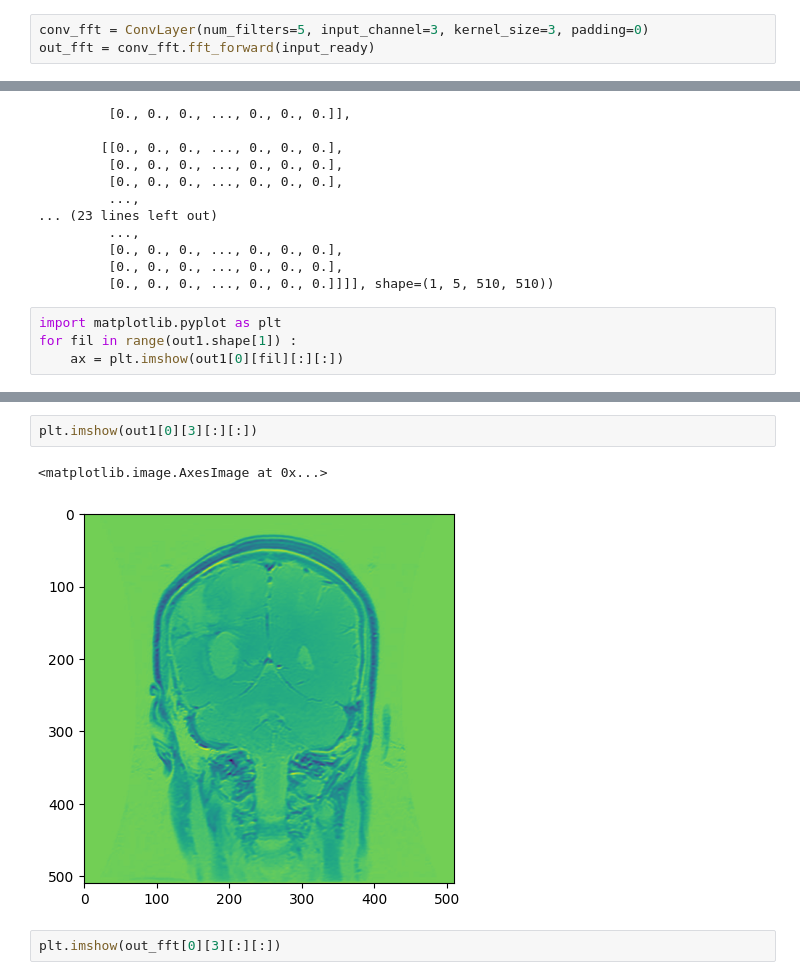
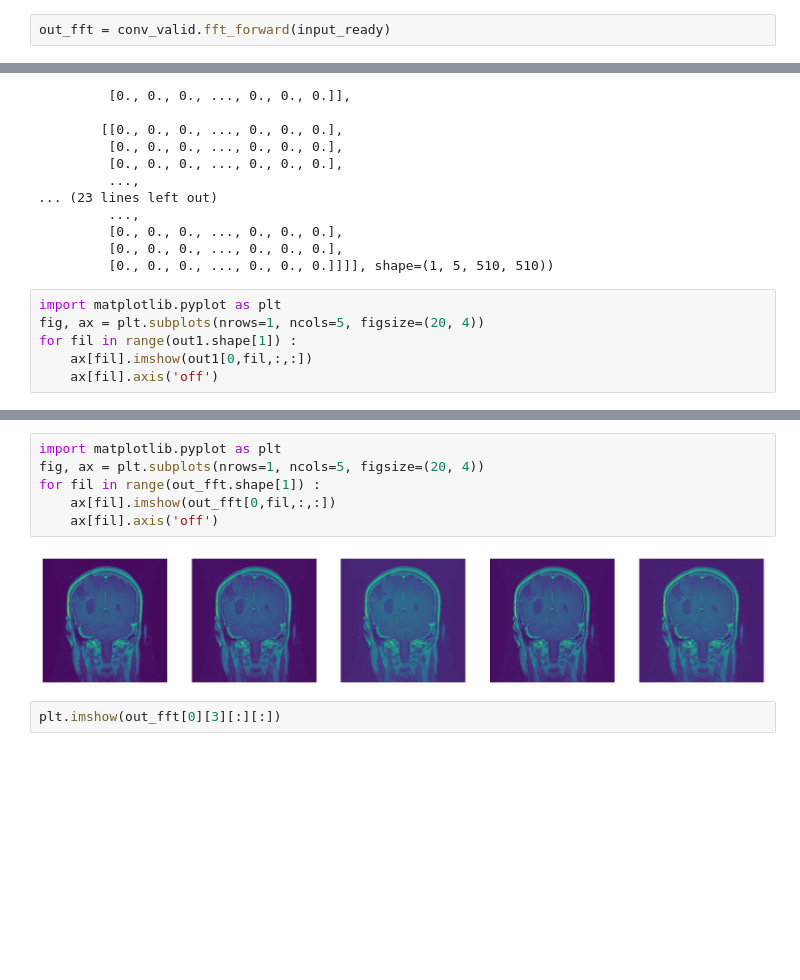
Before and after one commit to manuellthimoty/Tumor-Detection-Optimization-using-FFT, a Jupyter notebook: convolutionLayer.ipynb, the cells around one changed output, grey strips where cells are left out. Cells and saved outputs as stored; diff of their text form; blank space fills up the shorter version.

```diff
--- a/convolutionLayer.ipynb
+++ b/convolutionLayer.ipynb
@@ -169,3 +172,2 @@ out1 = conv_valid.forward(input_ready)
 # %%
-conv_fft = ConvLayer(num_filters=5, input_channel=3, kernel_size=3, padding=0)
-out_fft = conv_fft.fft_forward(input_ready)
+out_fft = conv_valid.fft_forward(input_ready)
@@ -205,6 +193,8 @@ array([[[[0., 0., 0., ..., 0., 0., 0.],
          [0., 0., 0., ..., 0., 0., 0.]]]], shape=(1, 5, 510, 510))
 # %%
 import matplotlib.pyplot as plt
+fig, ax = plt.subplots(nrows=1, ncols=5, figsize=(20, 4))
 for fil in range(out1.shape[1]) :
-    ax = plt.imshow(out1[0][fil][:][:])
+    ax[fil].imshow(out1[0,fil,:,:])
+    ax[fil].axis('off')
 # %% [output]
@@ -212,8 +202,11 @@ for fil in range(out1.shape[1]) :
 # %%
-plt.imshow(out1[0][3][:][:])
+import matplotlib.pyplot as plt
+fig, ax = plt.subplots(nrows=1, ncols=5, figsize=(20, 4))
+for fil in range(out_fft.shape[1]) :
+    ax[fil].imshow(out_fft[0,fil,:,:])
+    ax[fil].axis('off')
 # %% [output]
-<matplotlib.image.AxesImage at 0x...>
-[figure, old version]
+[figure, new version]
 # %%
 plt.imshow(out_fft[0][3][:][:])
 # %% [output]
```
Also changed, not shown: parts of 4 cells of this notebook, 3 other files.
